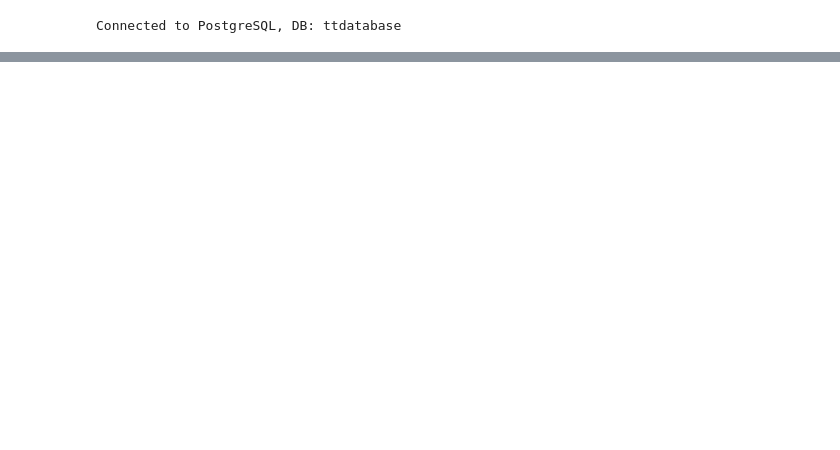
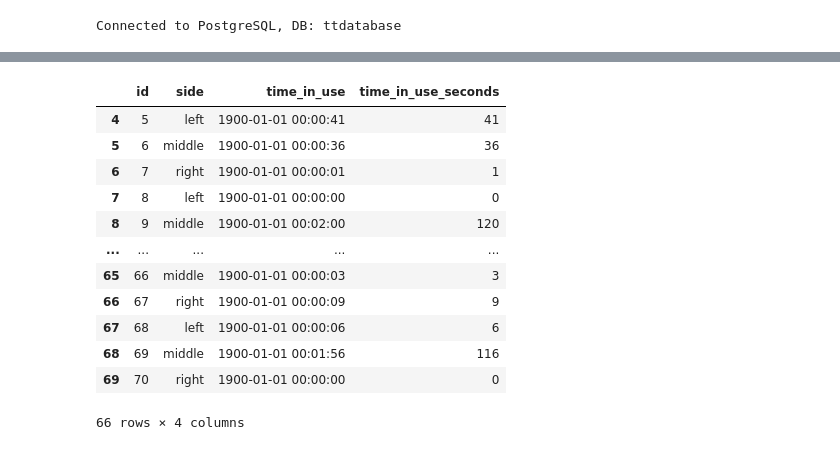
Before and after one commit to kaasimir/tensionterminator, a Jupyter notebook: notebooks/db_statistik/bodyside_stats.ipynb, the cells around one changed output, grey strips where cells are left out. Saved outputs shown, nothing was run; the diff lists cells and outputs as text; code cells hidden in the pictures; blank space fills up the shorter version.

```diff
--- a/notebooks/db_statistik/bodyside_stats.ipynb
+++ b/notebooks/db_statistik/bodyside_stats.ipynb
@@ -74,3 +89,20 @@ tools_loop_association_df
 # %%
-value_count_tools = tools_loop_association_df['bodyside_id'].value_counts()
+bodyside_df['time_in_use'] = pd.to_datetime(bodyside_df['time_in_use'], format='%H:%M:%S')
+bodyside_df['time_in_use_seconds'] = bodyside_df['time_in_use'].dt.hour * 3600 + bodyside_df['time_in_use'].dt.minute * 60 + bodyside_df['time_in_use'].dt.second
+
+bodyside_df
+# %% [output]
+|  | id | side | time_in_use | time_in_use_seconds |
+| 4 | 5 | left | 1900-01-01 00:00:41 | 41 |
+| 5 | 6 | middle | 1900-01-01 00:00:36 | 36 |
+| 6 | 7 | right | 1900-01-01 00:00:01 | 1 |
+| 7 | 8 | left | 1900-01-01 00:00:00 | 0 |
+| 8 | 9 | middle | 1900-01-01 00:02:00 | 120 |
+| ... | ... | ... | ... | ... |
+| 65 | 66 | middle | 1900-01-01 00:00:03 | 3 |
+| 66 | 67 | right | 1900-01-01 00:00:09 | 9 |
+| 67 | 68 | left | 1900-01-01 00:00:06 | 6 |
+| 68 | 69 | middle | 1900-01-01 00:01:56 | 116 |
+| 69 | 70 | right | 1900-01-01 00:00:00 | 0 |
+66 rows × 4 columns
 # %%
```
Also changed, not shown: parts of 7 cells of this notebook, 5 other files.
